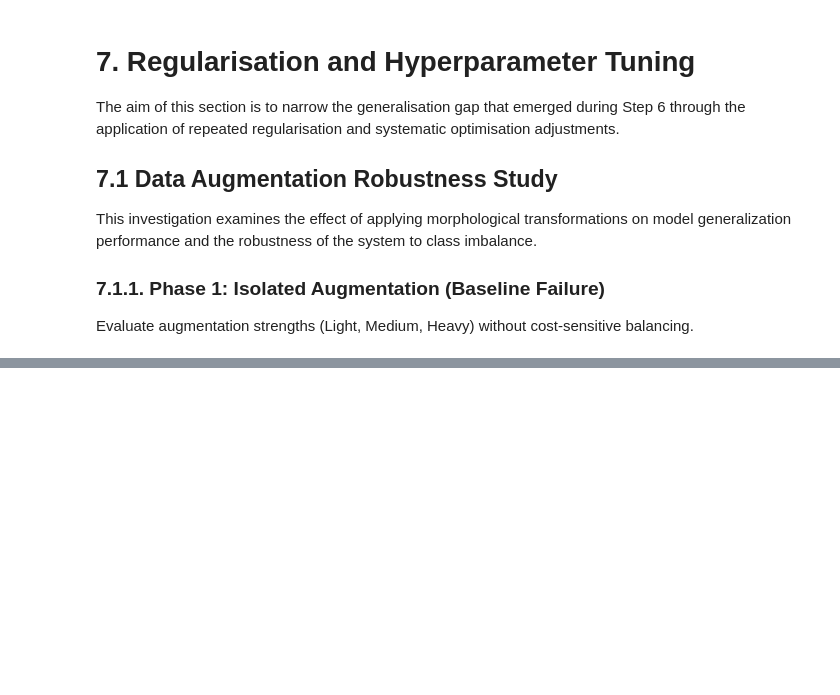
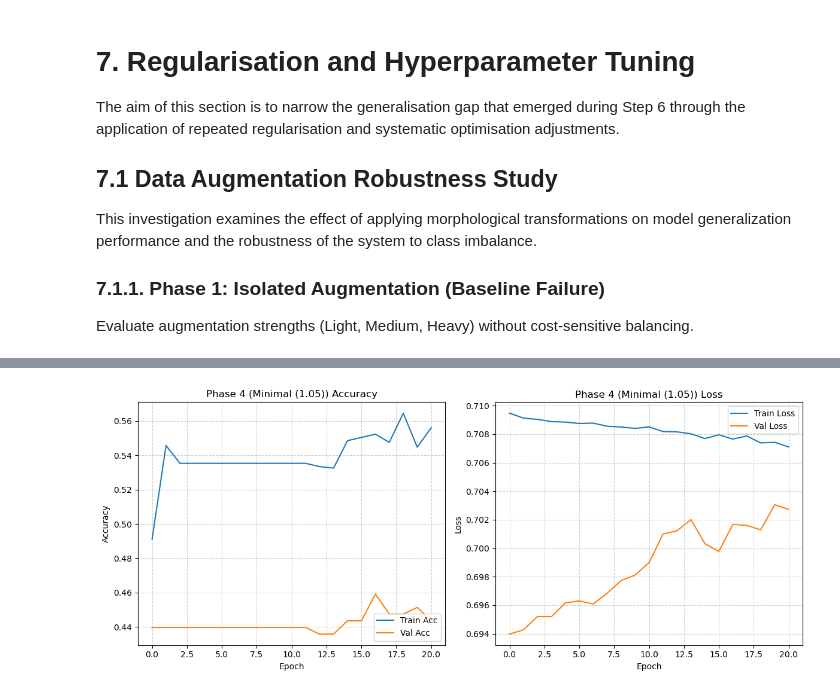
Before and after one commit to A-S-Yong/FYP, a Jupyter notebook: notebooks/Recalibration_V2.ipynb, the cells around one changed output, grey strips where cells are left out. Drawn from its saved outputs; the diff is of its cells as text; code cells hidden in the pictures; blank space fills up the shorter version.

```diff
--- a/notebooks/Recalibration_V2.ipynb
+++ b/notebooks/Recalibration_V2.ipynb
@@ -1361,0 +1365,82 @@ Learning Rate Stability Comparison: PHASE 3
+# %%
+dilution_configs = {
+    "Minimal (1.05)":  {0: 1.0, 1: 1.05},
+    "Soft (1.10)":     {0: 1.0, 1: 1.10},
+    "Moderate (1.15)": {0: 1.0, 1: 1.15}
+}
+
+dilution_results = {}
+FIXED_LR = 1e-5
+
+print(f"\nPHASE 4: WEIGHT DILUTION SEARCH")
+print(f"Fixed LR: {FIXED_LR} | Base: Light Augmentation")
+print("-" * 60)
+
+for name, custom_weights in dilution_configs.items():
+    print(f"\nTESTING RATIO: {name}")
+    print(f"Weights: {custom_weights}")
+
+    # Build fresh model
+    model_dilute = build_step6_model()
+    model_dilute.optimizer.learning_rate = FIXED_LR
+
+    # TQDM Setup
+    pbar_dilute = tqdm(total=150, desc=f"Dilution {name}", unit="epoch")
+
+    class TqdmDilution(keras.callbacks.Callback):
+        def on_epoch_end(self, epoch, logs=None):
+            pbar_dilute.update(1)
+            pbar_dilute.set_postfix({
+                "v_loss": f"{logs['val_loss']:.3f}",
+                "v_auc": f"{logs['val_auc']:.3f}"
+            })
+
+    # Callbacks
+    cbs_dilute = [
+        keras.callbacks.ModelCheckpoint(
+            f"Recalibration_V2_phase4_{name.split()[0]}_best.keras",
+            save_best_only=True,
+            monitor="val_loss"
+        ),
+        keras.callbacks.EarlyStopping(monitor="val_loss", patience=20, restore_best_weights=True),
+        TqdmDilution()
+    ]
+
+    # Train
+    try:
+        history_dilute = model_dilute.fit(
+            train_gen_light,
+            epochs=150,
+            validation_data=val_gen,
+            class_weight=custom_weights,
+            callbacks=cbs_dilute,
+            verbose=0
+        )
+    finally:
+        pbar_dilute.close()
+
+    # Evaluate
+    plot_training_history(history_dilute, title_prefix=f"Phase 4 ({name})")
+
+    # Display report
+    eval_model_perf(model_dilute, val_gen, step_name=f"Phase 4: {name}", baseline_acc=majority_baseline_acc)
+
+    # Capture Metrics
+    best_ep = np.argmin(history_dilute.history['val_loss'])
+
+    # Use .get() to avoid KeyErrors
+    dilution_results[name] = {
+        "Train Acc": history_dilute.history['accuracy'][best_ep],
+        "Val Acc": history_dilute.history['val_accuracy'][best_ep],
+        "Val AUC": history_dilute.history['val_auc'][best_ep],
+        "Sensitivity": history_dilute.history.get('val_sensitivity', [0.0])[best_ep],
+        "Specificity": history_dilute.history.get('val_specificity', [0.0])[best_ep],
+        "Gap": history_dilute.history['accuracy'][best_ep] - history_dilute.history['val_accuracy'][best_ep]
+    }
+
+    # Save History
+    pd.DataFrame(history_dilute.history).to_csv(f'Recalibration_V2_phase4_{name.split()[0]}_history.csv', index=False)
+
+    # Clear Memory
+    tf.keras.backend.clear_session()
+# %% [output]
@@ -1361,0 +1453 @@ Learning Rate Stability Comparison: PHASE 3
+[figure, added]
```
Also changed, not shown: parts of 33 cells of this notebook, 3 other files.
